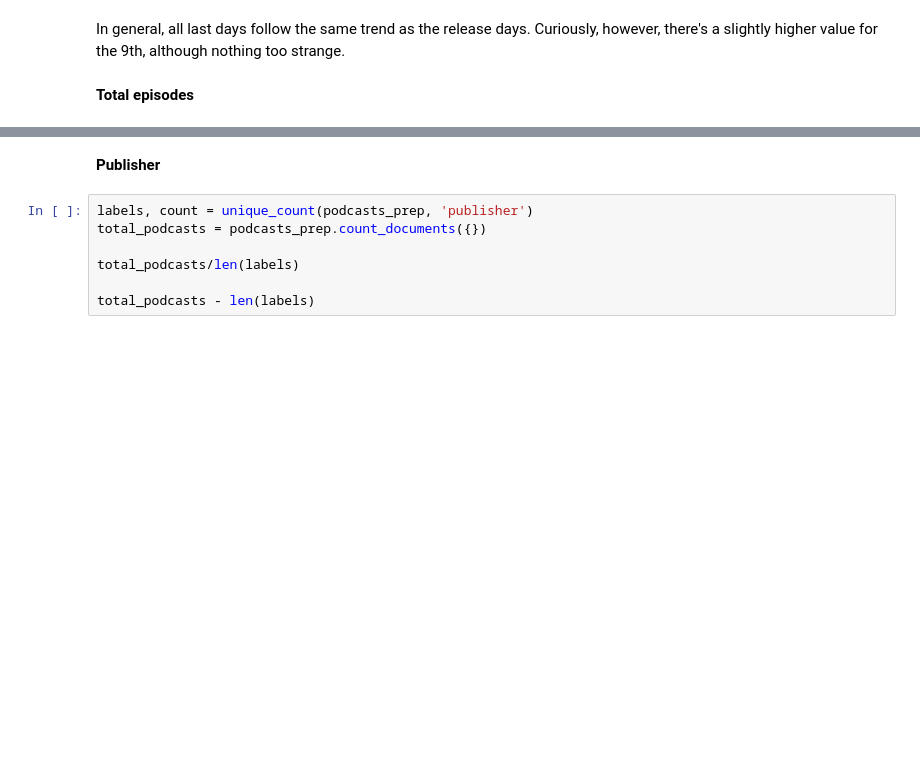
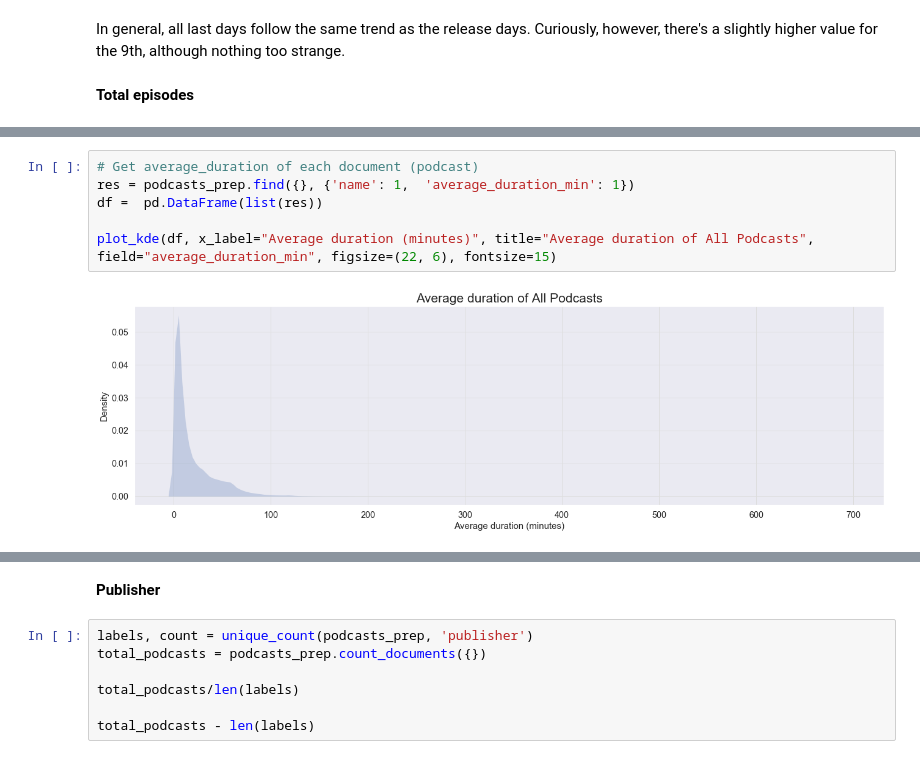
Before and after one commit to xaviercucurull/BDA-Podcasts, a Jupyter notebook: BDA_Final_Project.ipynb, the cells around one changed output, grey strips where cells are left out. Saved outputs shown, nothing was run; the diff lists cells and outputs as text; blank space fills up the shorter version.

```diff
--- a/BDA_Final_Project.ipynb
+++ b/BDA_Final_Project.ipynb
@@ -723,0 +827,8 @@ podcasts_prep.find_one({}, {'average_duration_min':1}, sort=[("average_duration_
+# %%
+# Get average_duration of each document (podcast)
+res = podcasts_prep.find({}, {'name': 1,  'average_duration_min': 1})
+df =  pd.DataFrame(list(res))
+
+plot_kde(df, x_label="Average duration (minutes)", title="Average duration of All Podcasts", field="average_duration_min", figsize=(22, 6), fontsize=15)
+# %% [output]
+[figure, added]
```
Also changed, not shown: parts of 28 cells of this notebook.
